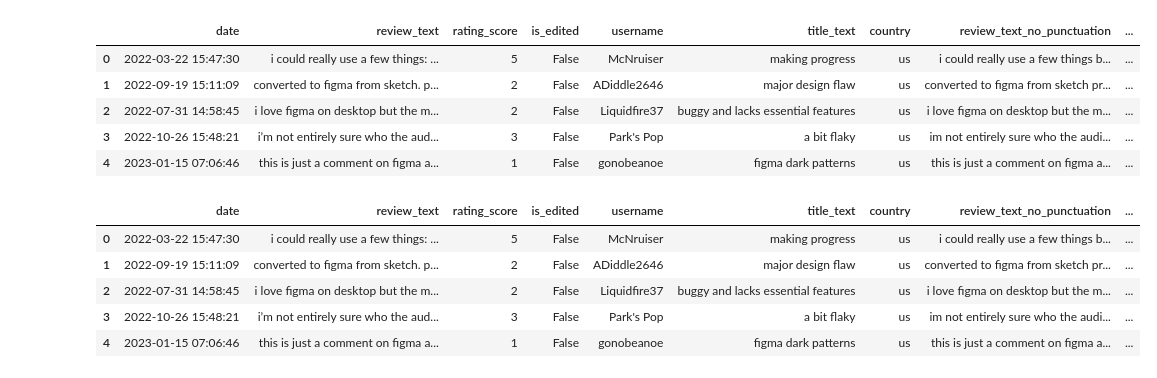
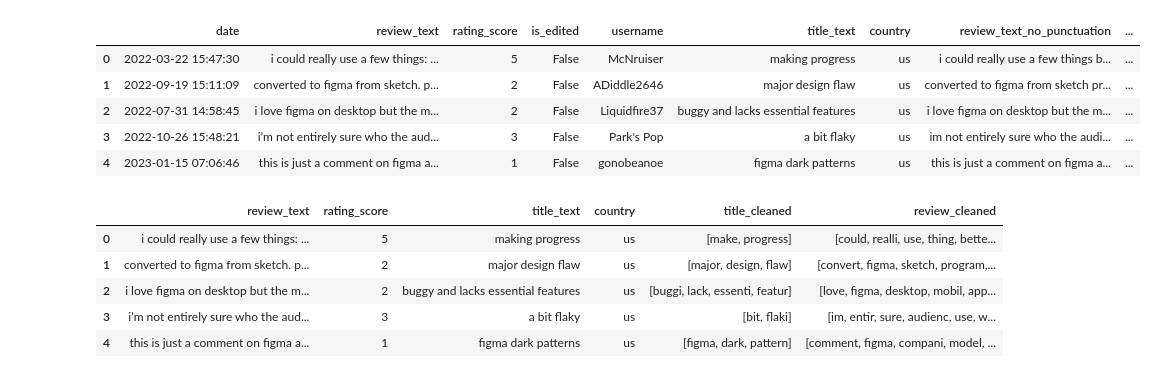
Before and after one commit to DanHL0/cogs127_datasci, a Jupyter notebook: Webscraping.ipynb, the cells around one changed output. Cells and saved outputs as stored; diff of their text form; code cells hidden in the pictures.

```diff
--- a/Webscraping.ipynb
+++ b/Webscraping.ipynb
@@ -173,24 +171,34 @@ df.head(5)
 | 3 | 2022-10-26 15:48:21 | i’m not entirely sure who the aud... | 3 | False | Park's Pop | a bit flaky | us | im not entirely sure who the audi... | ... |
 | 4 | 2023-01-15 07:06:46 | this is just a comment on figma a... | 1 | False | gonobeanoe | figma dark patterns | us | this is just a comment on figma a... | ... |
 # %%
+df = df_backup
 df['title_stop'] = df['title_token'].apply(lambda x: [word for word in x if word not in stop_words])
 df['review_stop'] = df['review_token'].apply(lambda x: [word for word in x if word not in stop_words])
 
 
-df['title_clean'] = df['title_stop'].apply(lambda x: [ps.stem(word) for word in x])
-df['review_clean'] = df['review_stop'].apply(lambda x: [ps.stem(word) for word in x])
+df['title_cleaned'] = df['title_stop'].apply(lambda x: [ps.stem(word) for word in x])
+df['review_cleaned'] = df['review_stop'].apply(lambda x: [ps.stem(word) for word in x])
 
-title_words = df['title_stop'].apply(pd.Series).stack()
-review_words = df['review_stop'].apply(pd.Series).stack()
+columns_to_drop = [ 'date',
+                   'is_edited',
+                   'username',
+                   'review_text_no_punctuation',
+                   'title_text_no_punctuation',
+                   'title_stop',
+                   'review_stop',
+                   'review_token',
+                   'title_token'
+                  ]
 
+df = df.drop(columns=columns_to_drop)
 df.head(5)
 # %% [output]
-|  | date | review_text | rating_score | is_edited | username | title_text | country | review_text_no_punctuation | ... |
-| 0 | 2022-03-22 15:47:30 | i could really use a few things: ... | 5 | False | McNruiser | making progress | us | i could really use a few things b... | ... |
-| 1 | 2022-09-19 15:11:09 | converted to figma from sketch. p... | 2 | False | ADiddle2646 | major design flaw | us | converted to figma from sketch pr... | ... |
-| 2 | 2022-07-31 14:58:45 | i love figma on desktop but the m... | 2 | False | Liquidfire37 | buggy and lacks essential features | us | i love figma on desktop but the m... | ... |
-| 3 | 2022-10-26 15:48:21 | i’m not entirely sure who the aud... | 3 | False | Park's Pop | a bit flaky | us | im not entirely sure who the audi... | ... |
-| 4 | 2023-01-15 07:06:46 | this is just a comment on figma a... | 1 | False | gonobeanoe | figma dark patterns | us | this is just a comment on figma a... | ... |
+|  | review_text | rating_score | title_text | country | title_cleaned | review_cleaned |
+| 0 | i could really use a few things: ... | 5 | making progress | us | [make, progress] | [could, realli, use, thing, bette... |
+| 1 | converted to figma from sketch. p... | 2 | major design flaw | us | [major, design, flaw] | [convert, figma, sketch, program,... |
+| 2 | i love figma on desktop but the m... | 2 | buggy and lacks essential features | us | [buggi, lack, essenti, featur] | [love, figma, desktop, mobil, app... |
+| 3 | i’m not entirely sure who the aud... | 3 | a bit flaky | us | [bit, flaki] | [im, entir, sure, audienc, use, w... |
+| 4 | this is just a comment on figma a... | 1 | figma dark patterns | us | [figma, dark, pattern] | [comment, figma, compani, model, ... |
 # %%
 df_backup = df
 
```
Also changed, not shown: parts of 5 cells of this notebook.
